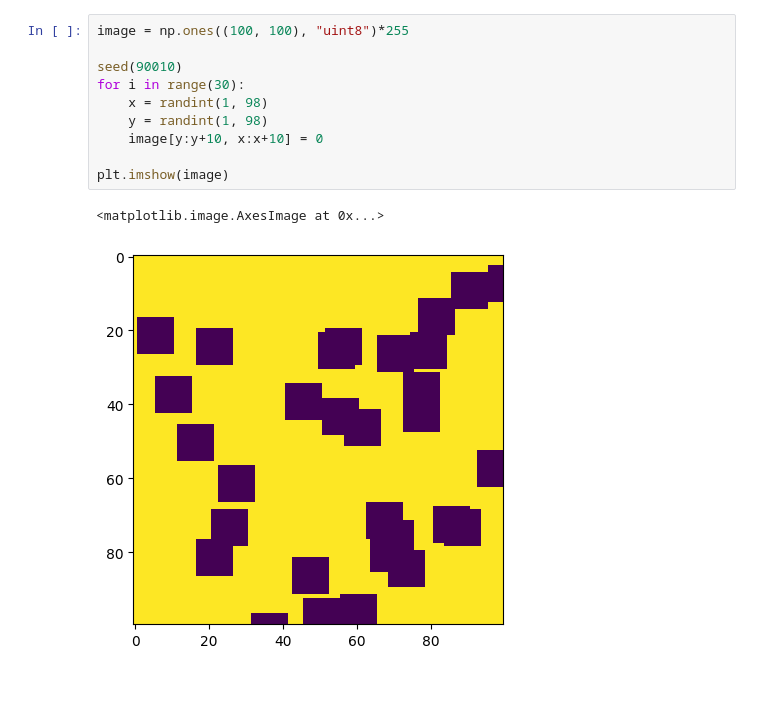
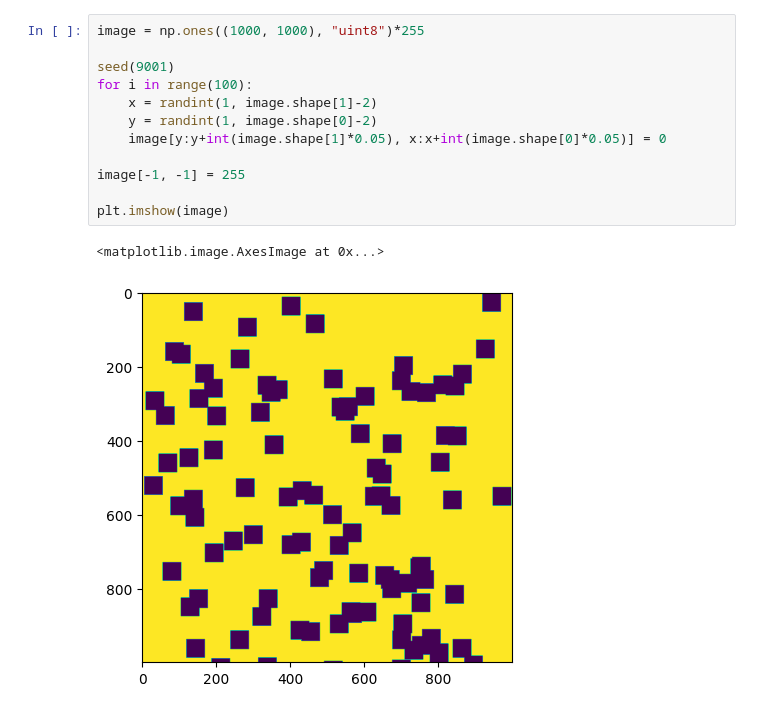
Before and after one commit to safijari/python-boost-astar, a Jupyter notebook: boost astar example.ipynb, the cells around one changed output. Drawn from its saved outputs; the diff is of its cells as text; blank space fills up the shorter version.

```diff
--- a/boost astar example.ipynb
+++ b/boost astar example.ipynb
@@ -6,13 +18,15 @@ from random import randint, seed
 # %%
-image = np.ones((100, 100), "uint8")*255
+image = np.ones((1000, 1000), "uint8")*255
 
-seed(90010)
-for i in range(30):
-    x = randint(1, 98)
-    y = randint(1, 98)
-    image[y:y+10, x:x+10] = 0
+seed(9001)
+for i in range(100):
+    x = randint(1, image.shape[1]-2)
+    y = randint(1, image.shape[0]-2)
+    image[y:y+int(image.shape[1]*0.05), x:x+int(image.shape[0]*0.05)] = 0
+
+image[-1, -1] = 255
 
 plt.imshow(image)
 # %% [output]
 <matplotlib.image.AxesImage at 0x...>
-[figure, old version]
+[figure, new version]
```
Also changed, not shown: parts of 12 cells of this notebook, 4 other files.
